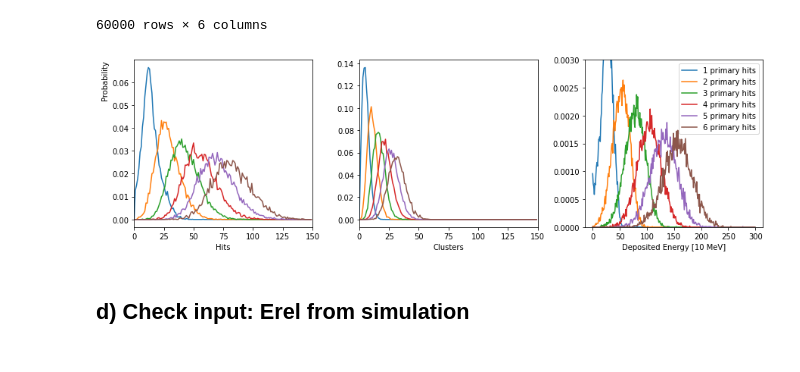
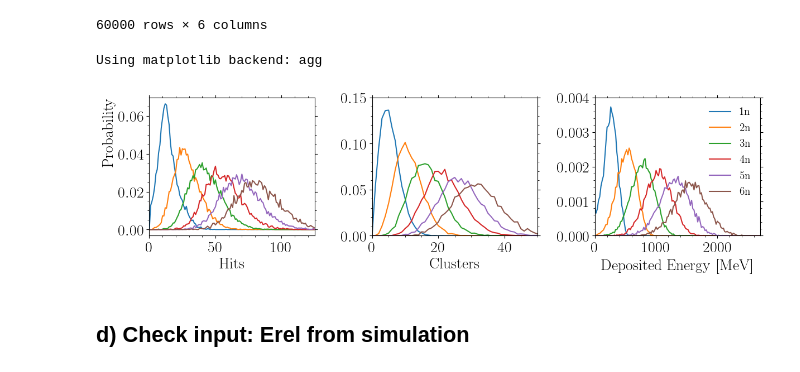
Before and after one commit to janmayer/NeuLAND-132Sn, a Jupyter notebook: 02-digitize.ipynb, the cells around one changed output. Saved outputs shown, nothing was run; the diff lists cells and outputs as text; code cells hidden in the pictures.

Commit message:
Add basic distributions plot

```diff
--- a/02-digitize.ipynb
+++ b/02-digitize.ipynb
@@ -159,45 +161,53 @@ hits = [
 ]
 clus = [
     np.histogram(
-        data[data["nPH"] == n]["num_cluster"], range=(0, 150), bins=150, density=True
+        data[data["nPH"] == n]["num_cluster"], range=(0, 75), bins=75, density=True
     )[0]
     for n in range(1, nmax + 1)
 ]
 edep = [
     np.histogram(
-        data[data["nPH"] == n]["edep"], range=(0, 3000), bins=300, density=True
+        data[data["nPH"] == n]["edep"], range=(0, 3000), bins=150, density=True
     )[0]
     for n in range(1, nmax + 1)
 ]
 # %%
-import matplotlib.pyplot as plt
+%matplotlib
 
-fig = plt.figure(figsize=(2 * 6.224, 2 * (6.224 / 1.618 * 0.5)))
+from plotconfroot import *
+
+fig = plt.figure(figsize=(2 * 6.224, 6.224 / 1.618))
 
 ax1 = fig.add_subplot(131)
-ax1.set_xlim(0, 150)
+ax1.set_xlim(0, 125)
 for h in hits:
     ax1.plot(h)
 ax1.set_ylabel(r"Probability", horizontalalignment="right", y=1)
 ax1.set_xlabel(r"Hits")
 
 ax2 = fig.add_subplot(132)
-ax2.set_xlim(0, 150)
+ax2.set_xlim(0, 50)
+ax2.set_ylim(0, 0.15)
 for c in clus:
     ax2.plot(c)
 ax2.set_xlabel(r"Clusters")
 
+xs = np.arange(0, 3000, 3000 / 150)
 ax3 = fig.add_subplot(133)
-ax3.set_ylim(0, 0.003)
+ax3.set_xlim(0, 2700)
+ax3.set_ylim(0, 0.004)
 for i, e in enumerate(edep, 1):
-    ax3.plot(e, label=f"{i} primary hits")
-ax3.set_xlabel(r"Deposited Energy [10 MeV]")
+    ax3.plot(xs, e, label=f"{i}n")
+ax3.set_xlabel(r"Deposited Energy [MeV]")
 
-ax3.legend()
+ax3.legend(prop={"size": "x-small"})
 
 fig.tight_layout()
+fig.savefig(f"paper/basic_distributions.pdf", bbox_inches="tight")
+display(fig)
 # %% [output]
+Using matplotlib backend: agg
-[figure, old version]
+[figure, new version]
 # %% [markdown]
 ## d) Check input: Erel from simulation
 # %% [markdown]
```
Also changed, not shown: parts of 2 cells of this notebook, 1 other file.
